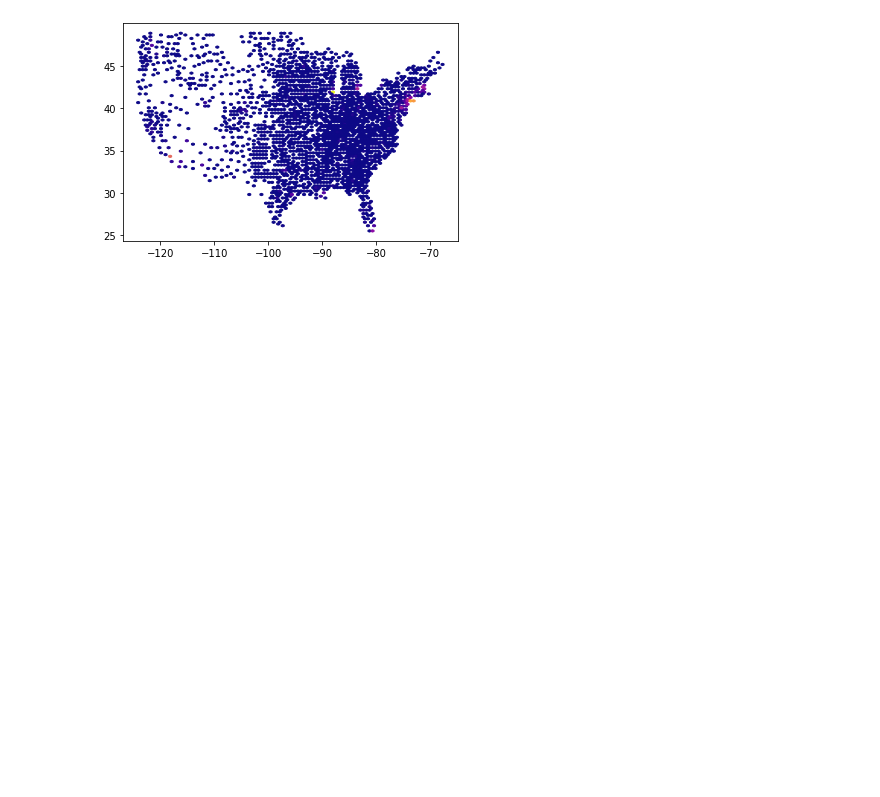
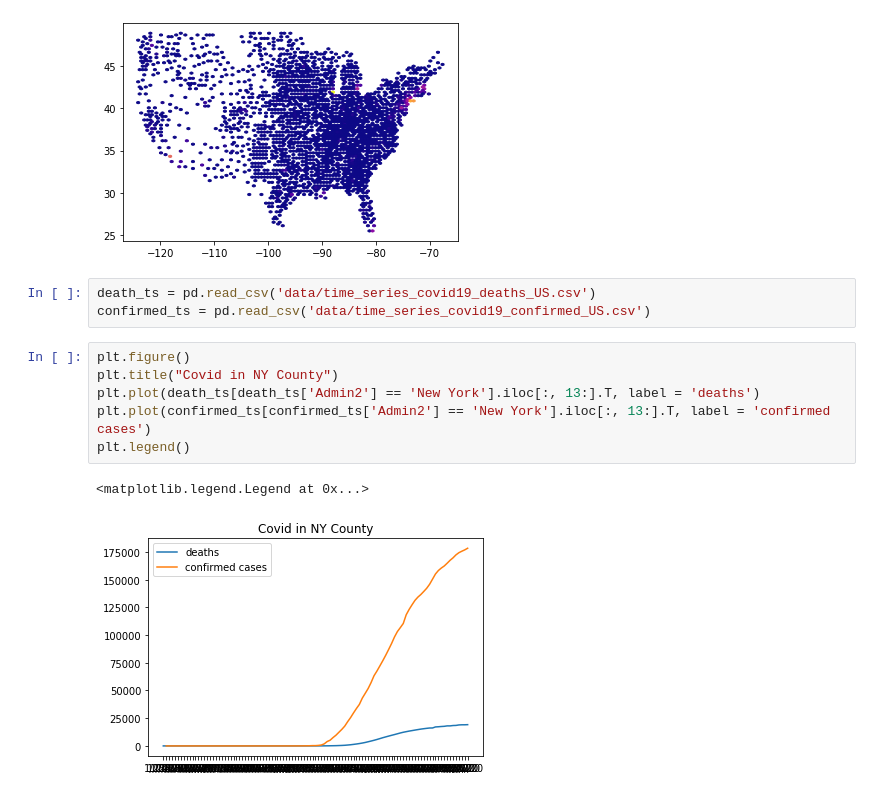
Before and after one commit to swenson-nick/Data_200_Covid, a Jupyter notebook: covid.ipynb, the cells around one changed output. Drawn from its saved outputs; the diff is of its cells as text; blank space fills up the shorter version.

Commit message:
time series data

```diff
--- a/covid.ipynb
+++ b/covid.ipynb
@@ -90,3 +90,15 @@ plt.hexbin(x = df['lon'], y = df['lat'], C = df['Confirmed'], cmap = 'plasma')
 # %% [output]
 <matplotlib.collections.PolyCollection at 0x...>
 [figure]
+# %%
+death_ts = pd.read_csv('data/time_series_covid19_deaths_US.csv')
+confirmed_ts = pd.read_csv('data/time_series_covid19_confirmed_US.csv')
+# %%
+plt.figure()
+plt.title("Covid in NY County")
+plt.plot(death_ts[death_ts['Admin2'] == 'New York'].iloc[:, 13:].T, label = 'deaths')
+plt.plot(confirmed_ts[confirmed_ts['Admin2'] == 'New York'].iloc[:, 13:].T, label = 'confirmed cases')
+plt.legend()
+# %% [output]
+<matplotlib.legend.Legend at 0x...>
+[figure, added]
```
Also changed, not shown: 1 other file.
